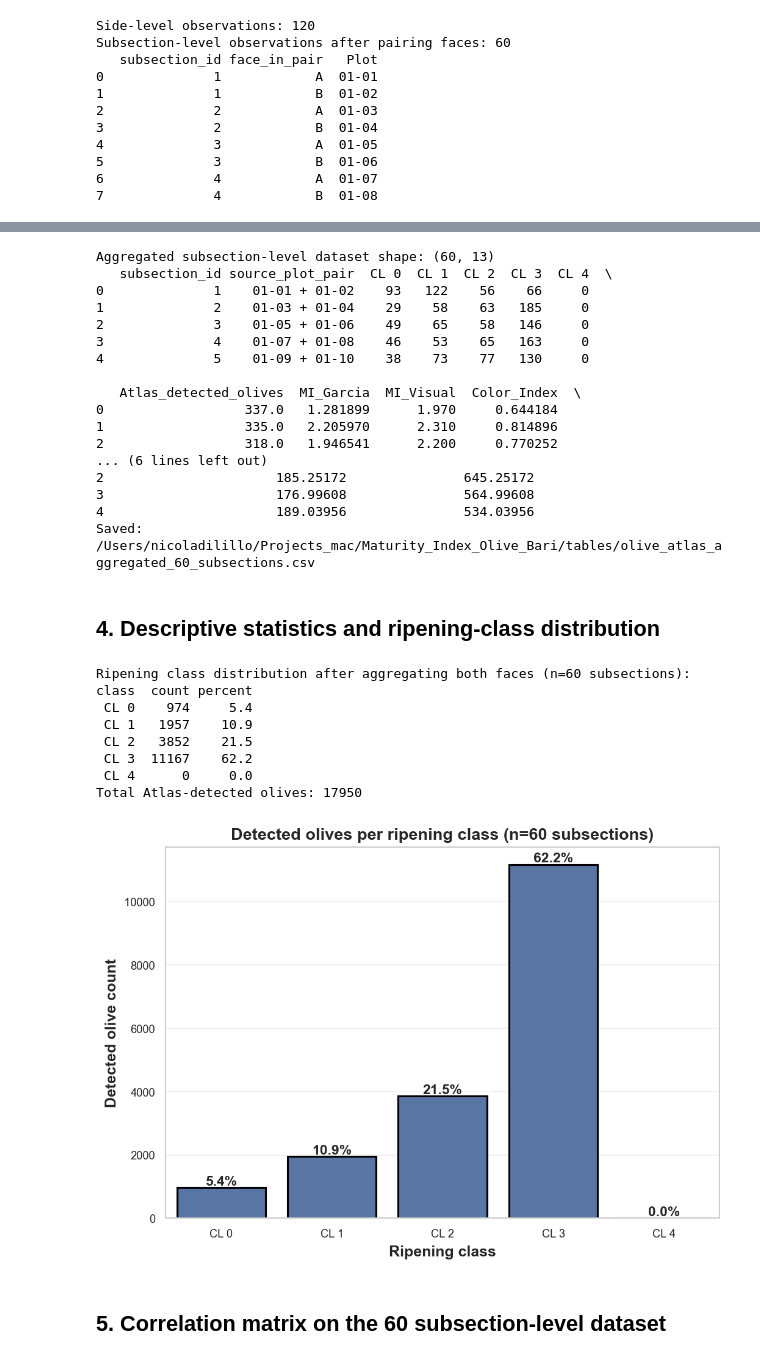
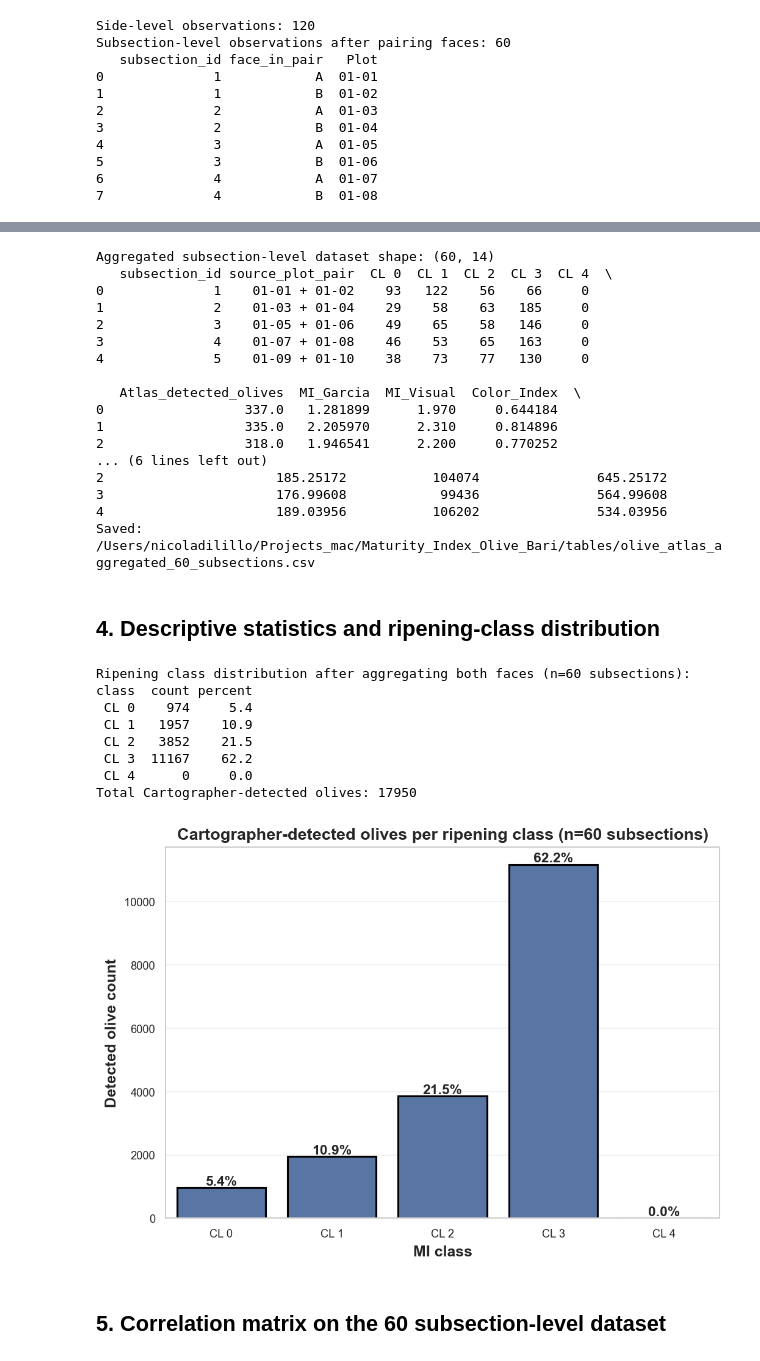
Before and after one commit to nicoladilillo/ATLAS_Maturity_Index_Olive, a Jupyter notebook: olive_atlas_analysis.ipynb, the cells around one changed output, grey strips where cells are left out. Cells and saved outputs as stored; diff of their text form; code cells hidden in the pictures.

```diff
--- a/olive_atlas_analysis.ipynb
+++ b/olive_atlas_analysis.ipynb
@@ -149,7 +161,7 @@ class_matrix = agg[CL_COLS].values.astype(float)
 agg['Atlas_detected_olives'] = class_matrix.sum(axis=1)
 agg['MI_Garcia'] = (class_matrix @ class_weights) / agg['Atlas_detected_olives'].replace(0, np.nan)
 
-# Visual MI: average side values, unless you later add raw visual class counts.
+# Manual MI: average side values, unless you later add raw manual class counts.
 if 'MI_Visual' in raw.columns:
     agg['MI_Visual'] = g['MI_Visual'].mean().values
 
@@ -166,11 +178,14 @@ if 'Color Index' in raw.columns:
         return np.average(x[ok], weights=w[ok])
     agg['Color_Index'] = tmp.groupby('subsection_id').apply(weighted_ci).values
 
-# Atlas production: prefer the precomputed both-face value; otherwise sum side-level production.
+# Cartographer production measure: prefer the precomputed both-face value; otherwise sum side-level production.
 if 'Atlas_production_both_faces_kg' in raw.columns:
     agg['Atlas_estimated_production_kg'] = g['Atlas_production_both_faces_kg'].agg(first_valid).values
 elif 'Atlas_production_side_kg' in raw.columns:
     agg['Atlas_estimated_production_kg'] = g['Atlas_production_side_kg'].sum().values
+
+if 'N. frutti' in raw.columns:
+    agg['Detected_Fruits'] = g['N. frutti'].sum().values
 
 # Measured production: usually available once per pair.
 if 'Measured_production_kg' in raw.columns:
@@ -182,7 +197,7 @@ print(agg.head())
 agg.to_csv(TAB_DIR / 'olive_atlas_aggregated_60_subsections.csv', index=False)
 print('Saved:', TAB_DIR / 'olive_atlas_aggregated_60_subsections.csv')
 # %% [output]
-Aggregated subsection-level dataset shape: (60, 13)
+Aggregated subsection-level dataset shape: (60, 14)
    subsection_id source_plot_pair  CL 0  CL 1  CL 2  CL 3  CL 4  \
 0              1    01-01 + 01-02    93   122    56    66     0
 1              2    01-03 + 01-04    29    58    63   185     0
@@ -195,45 +210,45 @@ Aggregated subsection-level dataset shape: (60, 13)
 1                  335.0   2.205970      2.310     0.814896
 2                  318.0   1.946541      2.200     0.770252
 ... (6 lines left out)
-2                      185.25172               645.25172
-3                      176.99608               564.99608
-4                      189.03956               534.03956
+2                      185.25172           104074               645.25172
+3                      176.99608            99436               564.99608
+4                      189.03956           106202               534.03956
 Saved: /Users/nicoladilillo/Projects_mac/Maturity_Index_Olive_Bari/tables/olive_atlas_aggregated_60_subsections.csv
 # %% [markdown]
 ## 4. Descriptive statistics and ripening-class distribution
 # %%
 # Class totals based on the aggregated 60-subsection dataset.
 class_totals = agg[CL_COLS].sum()
 class_pct = class_totals / class_totals.sum() * 100
 class_summary = pd.DataFrame({'class': CL_COLS, 'count': class_totals.values.astype(int), 'percent': class_pct.values})
 class_summary.to_csv(TAB_DIR / 'ripening_class_distribution.csv', index=False)
 
 print('Ripening class distribution after aggregating both faces (n=60 subsections):')
 print(class_summary.to_string(index=False, formatters={'percent': '{:.1f}'.format}))
-print('Total Atlas-detected olives:', int(class_totals.sum()))
+print('Total Cartographer-detected olives:', int(class_totals.sum()))
 
 # Use Seaborn barplot for consistent styling
 fig, ax = plt.subplots(figsize=(7, 5))
 sns.barplot(x='class', y='count', data=class_summary, palette=[PALETTE[0]]*len(class_summary), ax=ax, edgecolor='black', linewidth=1.5)
 for i, row in class_summary.iterrows():
     ax.text(i, row['count'], f"{row['percent']:.1f}%", ha='center', va='bottom', fontsize=11, fontweight='bold')
-ax.set_xlabel('Ripening class', fontsize=12, fontweight='bold')
+ax.set_xlabel('MI class', fontsize=12, fontweight='bold')
 ax.set_ylabel('Detected olive count', fontsize=12, fontweight='bold')
-ax.set_title('Detected olives per ripening class (n=60 subsections)', fontsize=13, fontweight='bold')
+ax.set_title('Cartographer-detected olives per ripening class (n=60 subsections)', fontsize=13, fontweight='bold')
 ax.grid(True, alpha=0.3, axis='y')
 fig.tight_layout()
 fig.savefig(FIG_DIR / 'corr_fig4_olive_count_per_class.pdf', dpi=300, bbox_inches='tight')
 plt.show()
 # %% [output]
 Ripening class distribution after aggregating both faces (n=60 subsections):
 class  count percent
  CL 0    974     5.4
  CL 1   1957    10.9
  CL 2   3852    21.5
  CL 3  11167    62.2
  CL 4      0     0.0
-Total Atlas-detected olives: 17950
+Total Cartographer-detected olives: 17950
-[figure, old version]
+[figure, new version]
 # %% [markdown]
 ## 5. Correlation matrix on the 60 subsection-level dataset
 # %%
```
Also changed, not shown: parts of 11 cells of this notebook, 2 other files.
